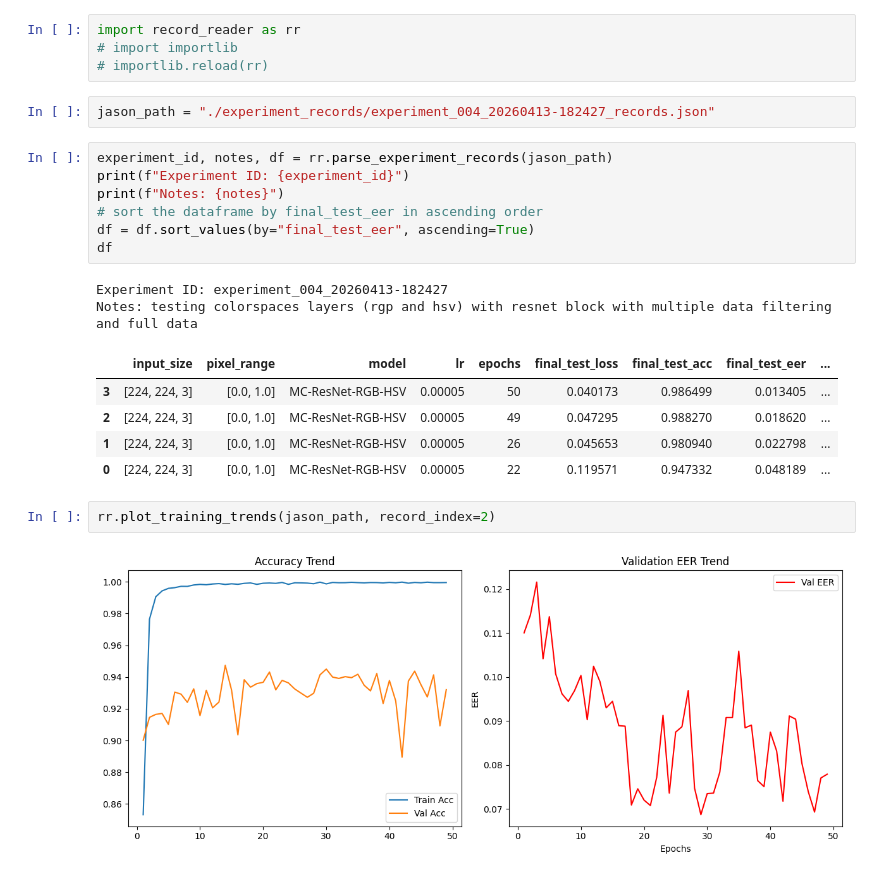
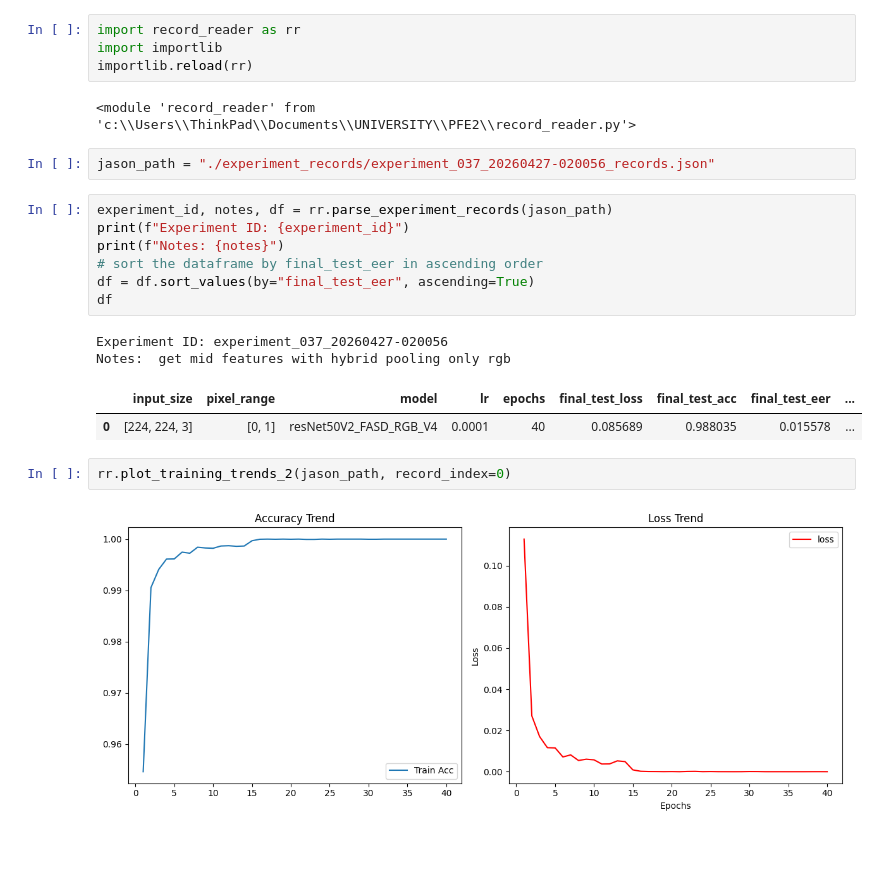
Before and after one commit to OussamaMadev/face-anti-spoofing-pipline, a Jupyter notebook: record_analyse.ipynb, the cells around one changed output. Cells and saved outputs as stored; diff of their text form; blank space fills up the shorter version.

```diff
--- a/record_analyse.ipynb
+++ b/record_analyse.ipynb
@@ -1,9 +1,11 @@
 # %%
 import record_reader as rr
-# import importlib
-# importlib.reload(rr)
+import importlib
+importlib.reload(rr)
+# %% [output]
+<module 'record_reader' from 'c:\\Users\\ThinkPad\\Documents\\UNIVERSITY\\PFE2\\record_reader.py'>
 # %%
-jason_path = "./experiment_records/experiment_004_20260413-182427_records.json"
+jason_path = "./experiment_records/experiment_037_20260427-020056_records.json"
 # %%
 experiment_id, notes, df = rr.parse_experiment_records(jason_path)
 print(f"Experiment ID: {experiment_id}")
@@ -12,14 +14,11 @@ print(f"Notes: {notes}")
 df = df.sort_values(by="final_test_eer", ascending=True)
 df
 # %% [output]
-Experiment ID: experiment_004_20260413-182427
-Notes: testing colorspaces layers (rgp and hsv) with resnet block with multiple data filtering and full data
+Experiment ID: experiment_037_20260427-020056
+Notes:  get mid features with hybrid pooling only rgb
 |  | input_size | pixel_range | model | lr | epochs | final_test_loss | final_test_acc | final_test_eer | ... |
-| 3 | [224, 224, 3] | [0.0, 1.0] | MC-ResNet-RGB-HSV | 0.00005 | 50 | 0.040173 | 0.986499 | 0.013405 | ... |
-| 2 | [224, 224, 3] | [0.0, 1.0] | MC-ResNet-RGB-HSV | 0.00005 | 49 | 0.047295 | 0.988270 | 0.018620 | ... |
-| 1 | [224, 224, 3] | [0.0, 1.0] | MC-ResNet-RGB-HSV | 0.00005 | 26 | 0.045653 | 0.980940 | 0.022798 | ... |
-| 0 | [224, 224, 3] | [0.0, 1.0] | MC-ResNet-RGB-HSV | 0.00005 | 22 | 0.119571 | 0.947332 | 0.048189 | ... |
+| 0 | [224, 224, 3] | [0, 1] | resNet50V2_FASD_RGB_V4 | 0.0001 | 40 | 0.085689 | 0.988035 | 0.015578 | ... |
 # %%
-rr.plot_training_trends(jason_path, record_index=2)
+rr.plot_training_trends_2(jason_path, record_index=0)
 # %% [output]
-[figure, old version]
+[figure, new version]
```
Also changed, not shown: 1 other file.
